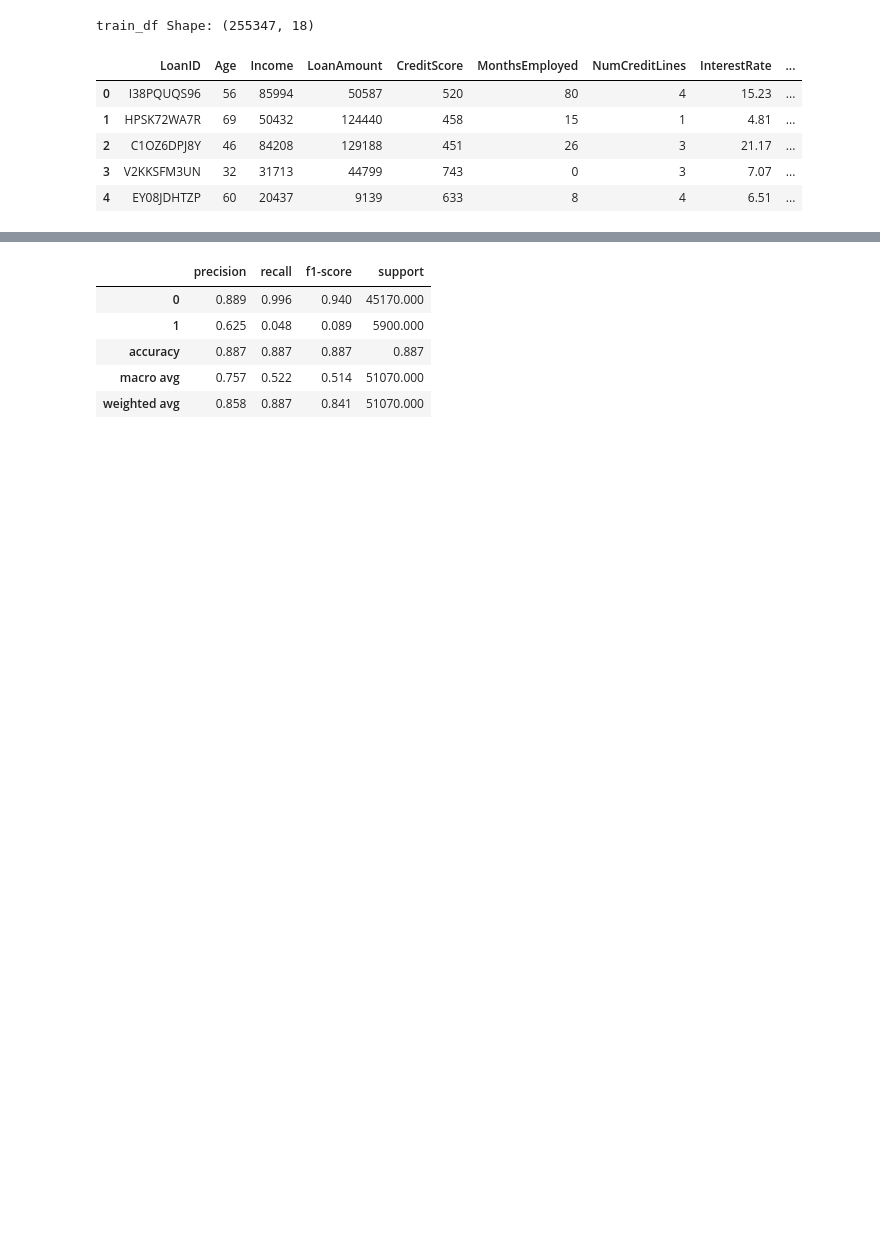
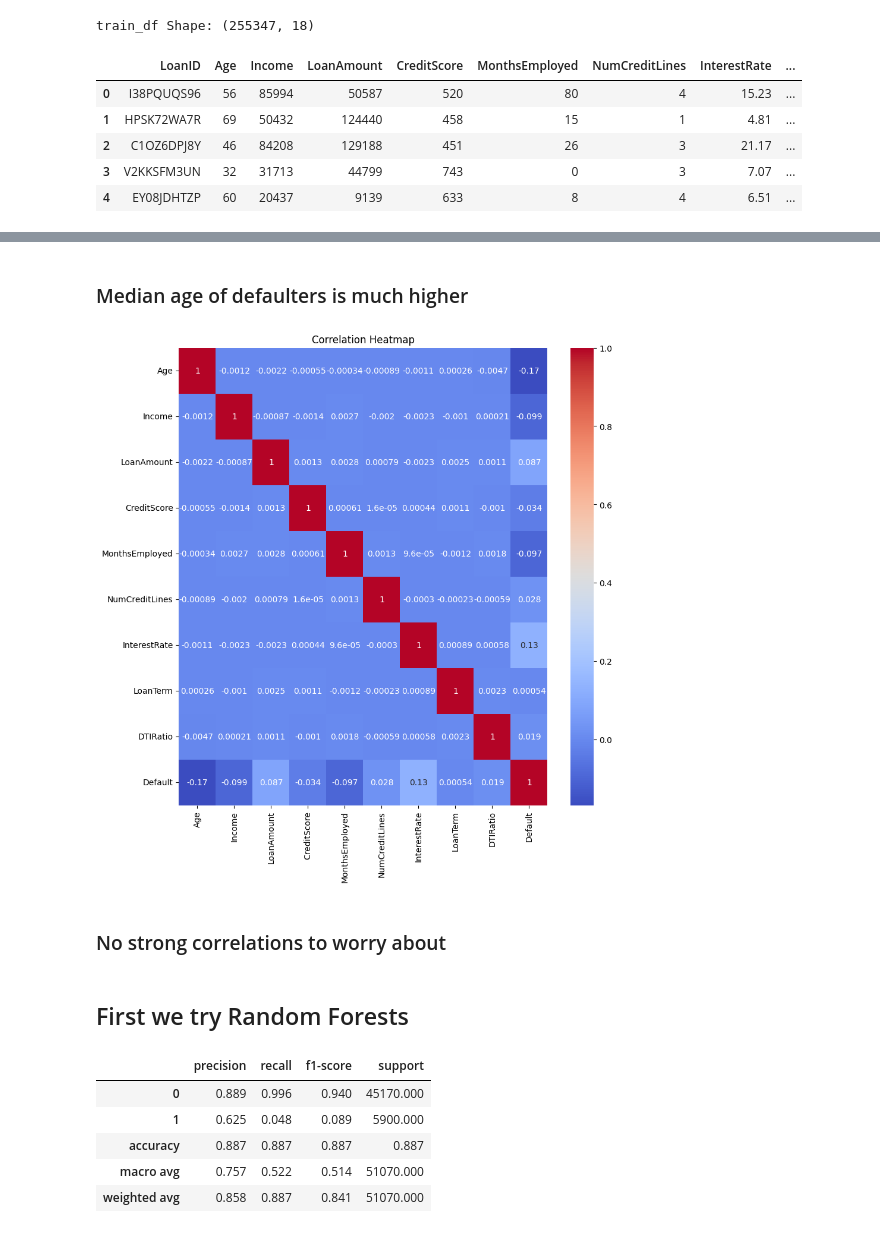
Before and after one commit to manipuppeteer/Finance-Projects, a Jupyter notebook: LoanDefaultPrediction.ipynb, the cells around one changed output, grey strips where cells are left out. Drawn from its saved outputs; the diff is of its cells as text; code cells hidden in the pictures; blank space fills up the shorter version.

```diff
--- a/LoanDefaultPrediction.ipynb
+++ b/LoanDefaultPrediction.ipynb
@@ -68,3 +81,18 @@ test_df Shape: (109435, 17)
+# %% [markdown]
+### Median age of defaulters is much higher
+# %%
+num_columns=train_df.select_dtypes(exclude='object')
+plt.figure(figsize=(10,10))
+sns.heatmap(num_columns.corr(), annot=True, cmap='coolwarm')
+
+plt.title('Correlation Heatmap')
+plt.show()
+# %% [output]
+[figure, added]
+# %% [markdown]
+### No strong correlations to worry about
+# %% [markdown]
+## First we try Random Forests
 # %%
 from sklearn.model_selection import train_test_split
 from sklearn.preprocessing import LabelEncoder
```
Also changed, not shown: parts of 32 cells of this notebook.
